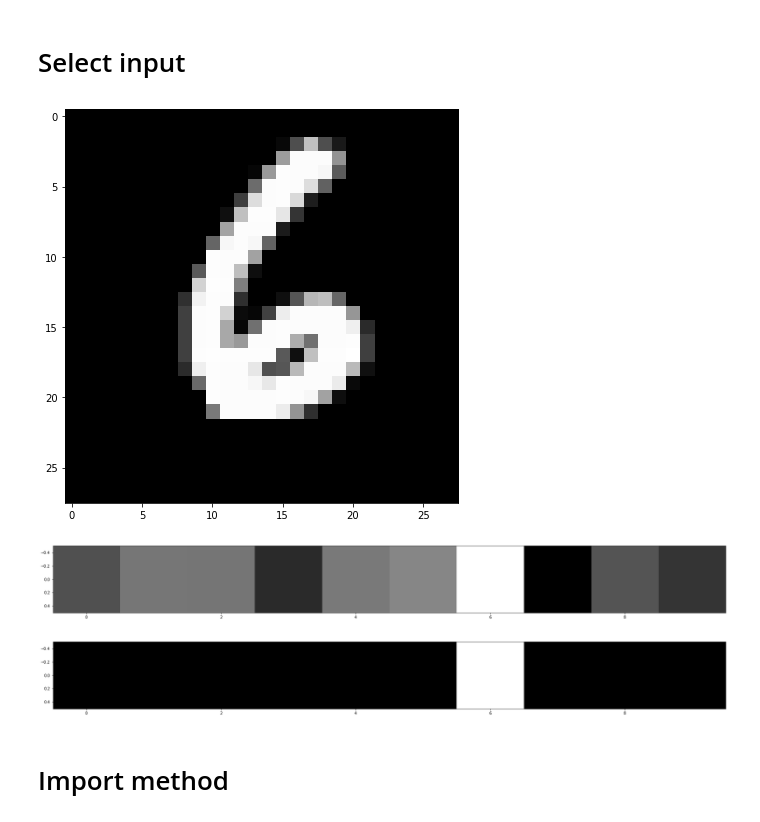
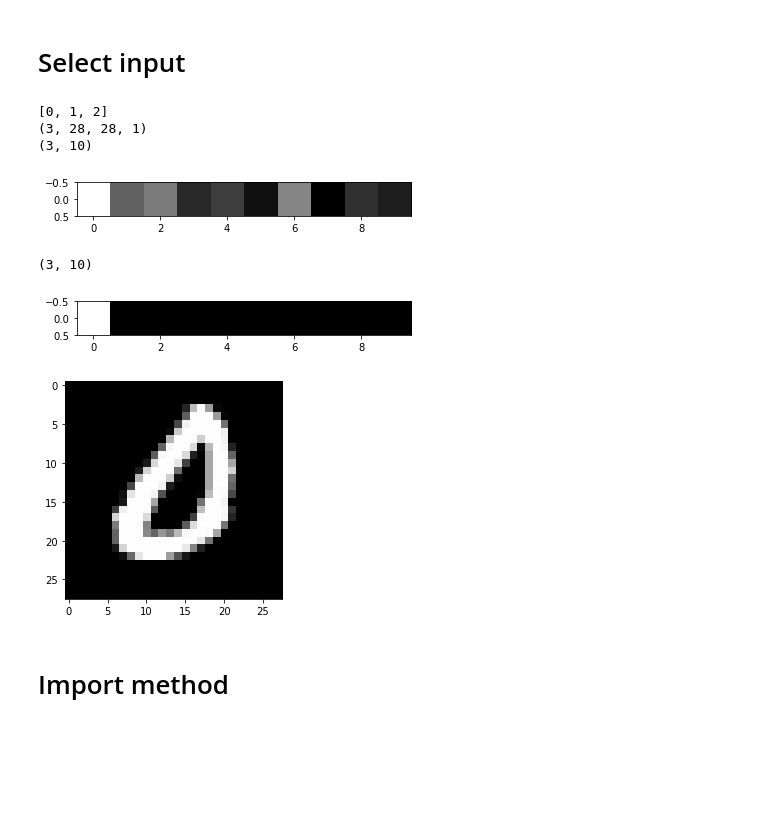
Before and after one commit to AdelinCO/twin-system, a Jupyter notebook: 2ndCBE_ANN_MNIST.ipynb, the cells around one changed output. Saved outputs shown, nothing was run; the diff lists cells and outputs as text; code cells hidden in the pictures; blank space fills up the shorter version.

Commit message:
multiple inputs and clean show result

```diff
--- a/2ndCBE_ANN_MNIST.ipynb
+++ b/2ndCBE_ANN_MNIST.ipynb
@@ -28,6 +28,8 @@ def normalize_img(image, label):
 ds_train = ds_train.map(normalize_img)
 ds_test = ds_test.map(normalize_img)
 ds_val = ds_val.map(normalize_img)
+
+nb_classes = 10
 # %%
 model = tf.keras.models.load_model('../modelmnist')
 # %%
@@ -59,23 +61,63 @@ print(targets_train.shape)
 # %% [markdown]
 # Select input
 # %%
-indice_input = 9
+"""indice_input = 9
 inputs = image_list[indice_input]
 
 plt.imshow(inputs, cmap='gray')
 plt.show()
 
 inputs = np.expand_dims(inputs,0)
 targets = model.predict(inputs)
 strict_targets = (targets == np.max(targets)).astype(int)
 plt.imshow(targets, cmap='gray')
 plt.show()
 plt.imshow(strict_targets, cmap='gray')
+plt.show()"""
+
+
+
+nb_inputs = 3
+indice_input = 0
+inputs = image_list[indice_input:(indice_input + nb_inputs)]
+indice_originale = []
+for i in range(nb_inputs):
+    indice_originale.append(indice_input + i)
+print(indice_originale)
+
+# inputs = image_list[indice_input]
+# inputs = np.expand_dims(inputs,0)
+# indice_originale = [indice_input]
+print(inputs.shape)
+targets = model.predict(inputs)
+print(targets.shape)
+plt.imshow(tf.expand_dims(targets[0], 0), cmap='gray')
 plt.show()
+# strict_targets = []
+# for i in targets:
+#     stri_target = (i == np.max(i)).astype(int)
+#     strict_targets.append(stri_target)
+
+###########
+strict_targets = model(inputs)
+strict_targets = tf.argmax(strict_targets, axis=1)
+strict_targets = tf.one_hot(strict_targets, nb_classes)
+print(strict_targets.shape)
+
+#print(np.asarray(strict_targets).shape)
+plt.imshow(tf.expand_dims(strict_targets[0], 0), cmap='gray')
+plt.show()
+
+plt.imshow(inputs[0], cmap = 'gray')
+plt.show()
 # %% [output]
+[0, 1, 2]
+(3, 28, 28, 1)
+(3, 10)
-[figure, old version]
+[figure, new version]
+(3, 10)
-[figure, old version]
+[figure, new version]
-[figure, old version]
+[figure, new version]
 # %% [markdown]
 # Import method
 # %%
```
Also changed, not shown: parts of 5 cells of this notebook, 1 other file.
